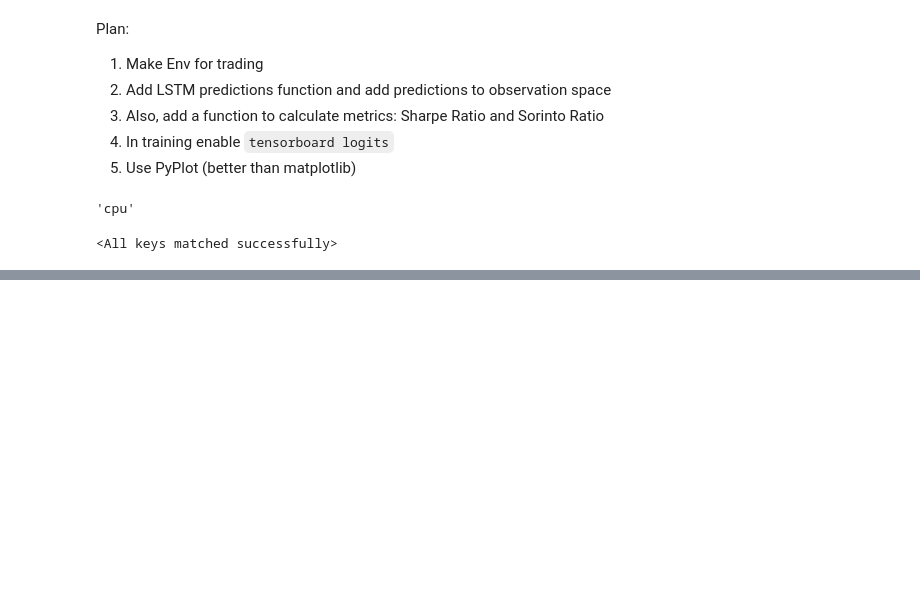
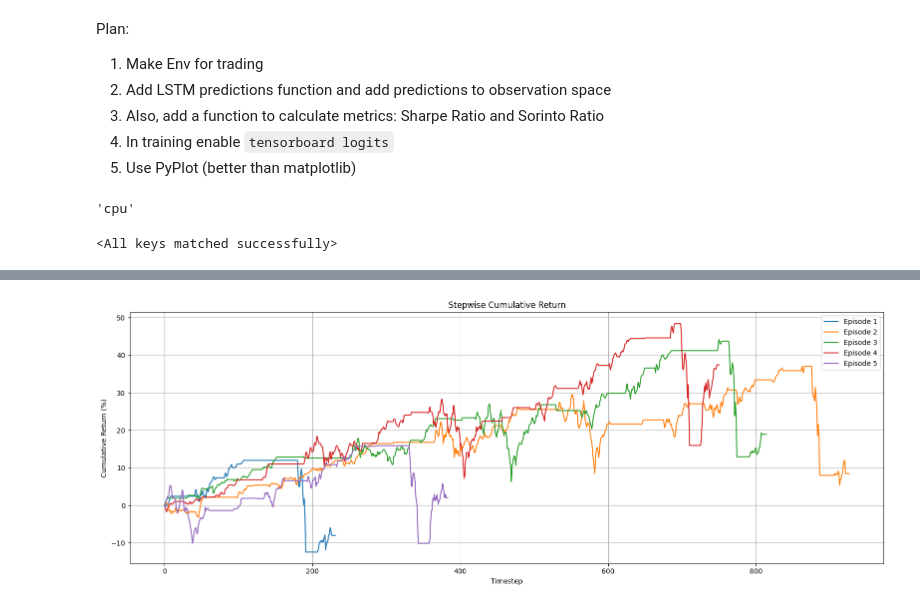
Before and after one commit to MRR20/major_project, a Jupyter notebook: model_test.ipynb, the cells around one changed output, grey strips where cells are left out. Cells and saved outputs as stored; diff of their text form; code cells hidden in the pictures; blank space fills up the shorter version.

```diff
--- a/model_test.ipynb
+++ b/model_test.ipynb
@@ -1070,24 +1074,25 @@ def calculate_average_profitability_per_trade(initial_value, final_value, num_tr
     return ((final_value - initial_value) / num_trades)
 # %%
 import os
-path = "trading_data/AAPL_data.csv"
+path = "trading_data/DJI_data.csv"
 df = pd.read_csv(path)
 company_name = os.path.basename(path).split("_")[0]
 # %%
-## loading saved model
+# Load saved model
 models_dir = "models/PPO"
+model_path = f"{models_dir}/9000000.zip"
 
 env = DummyVecEnv([lambda: StockTradingEnv(df=df, render_mode="human")])
 env.seed(0)
 env.reset()
 
-model_path = f"{models_dir}/9000000.zip"
 model = PPO.load(model_path, env=env)
 
 # Initialize lists to store results
 sharpe_ratio = []
 sorinto_ratio = []
 cumulative_returns = []
+cumulative_return_logs = []  # NEW: stepwise cumulative return per episode
 max_earning_rates = []
 max_pullbacks = []
 average_profitability_per_trade = []
@@ -1100,15 +1105,19 @@ for ep in range(episodes):
     obs = env.reset()
     done = False
     episode_rewards = []
+    step_net_worths = []  # We'll use this before final info log arrives
 
     while not done:
         action, _states = model.predict(obs)
-        #print(f"Action taken: {action}")
         obs, reward, done, info = env.step(action)
-        #print(f"Reward: {reward}")
         episode_rewards.append(reward[0])
         env.render(mode="human")
 
+        # Get current net worth from the live environment
+        current_net_worth = env.envs[0].net_worth
+        step_net_worths.append(current_net_worth)
+
+    # Use net worth log from info (assumes env writes it there)
     net_worth_log = info[0]["net_worth_log"]
     net_worth_logs.append(net_worth_log)
     rewards_list.append(episode_rewards)
@@ -1116,6 +1125,10 @@ for ep in range(episodes):
     initial_net_worth = net_worth_log[0]
     final_net_worth = net_worth_log[-1]
     num_trades = len(episode_rewards)
+
+    # Calculate per-step cumulative return
+    stepwise_returns = [((nw - initial_net_worth) / initial_net_worth) * 100 for nw in net_worth_log]
+    cumulative_return_logs.append(stepwise_returns)
 
     # Calculate metrics
     episode_sharpe = calculate_sharpe(episode_rewards, annualize=True)
@@ -1211,0 +1225,17 @@ np.float64(3178.9606283892986)
+# %%
+import matplotlib.pyplot as plt
+
+plt.figure(figsize=(16, 6))
+
+for i, returns in enumerate(cumulative_return_logs):
+    plt.plot(returns, label=f"Episode {i+1}")
+
+plt.title("Stepwise Cumulative Return")
+plt.xlabel("Timestep")
+plt.ylabel("Cumulative Return (%)")
+plt.legend()
+plt.grid(True)
+plt.tight_layout()
+plt.show()
+# %% [output]
+[figure, added]
```
Also changed, not shown: parts of 9 cells of this notebook, 8 other files.
